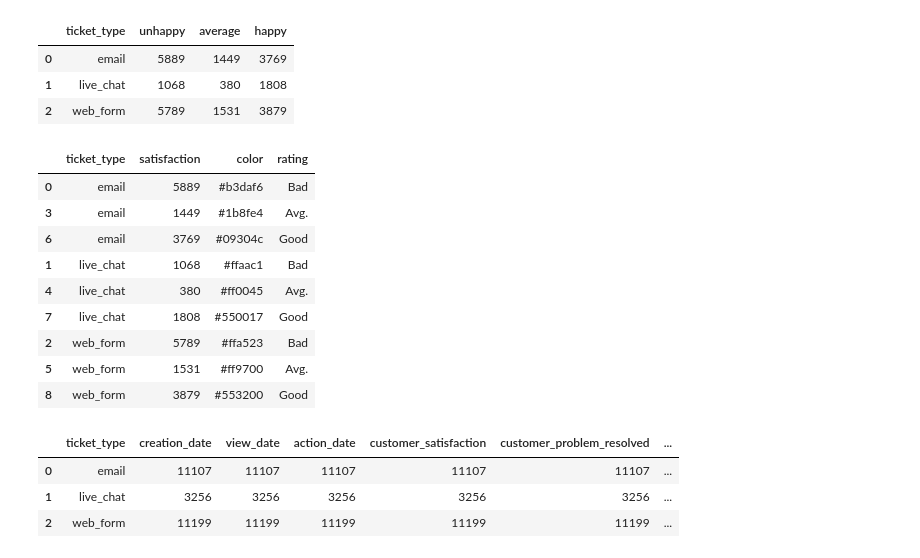
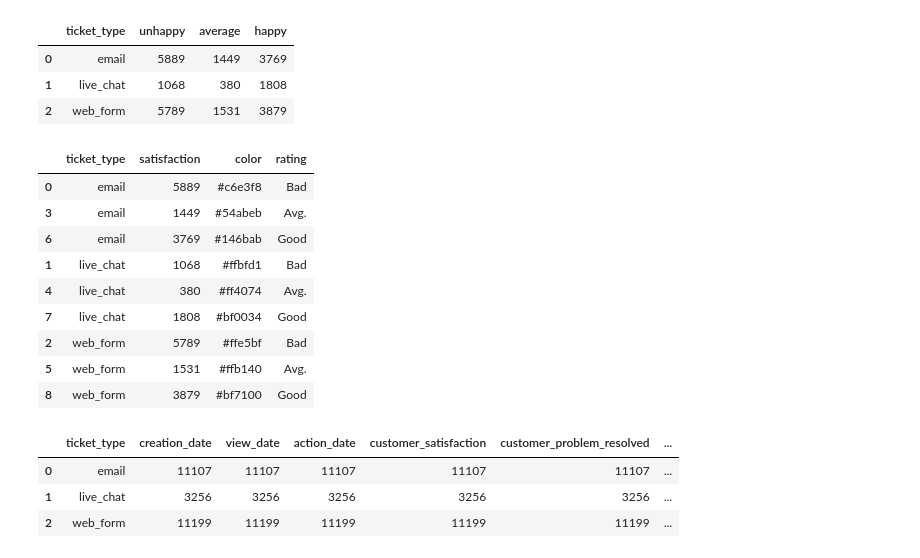
Before and after one commit to hiimani28/DVproject1, a Jupyter notebook: eda.ipynb, the cells around one changed output. Cells and saved outputs as stored; diff of their text form; code cells hidden in the pictures.

```diff
--- a/eda.ipynb
+++ b/eda.ipynb
@@ -616,25 +616,25 @@ customer_happiness
 # %%
 melted_df = pd.melt(customer_happiness, id_vars=['ticket_type'], var_name='satisfaction', value_name='count')
 
 df_customer_happiness = melted_df.to_dict(orient='list')
 df_customer_happiness['satisfaction'] = df_customer_happiness.pop('count')
 
 df_customer_happiness = pd.DataFrame(df_customer_happiness)
 df_customer_happiness = df_customer_happiness.sort_values(by=['ticket_type'])
-df_customer_happiness['color'] =  ['#b3daf6', '#1b8fe4','#09304c','#ffaac1', '#ff0045','#550017','#ffa523', '#ff9700','#553200']
+df_customer_happiness['color'] =  ['#c6e3f8', '#54abeb','#146bab','#ffbfd1', '#ff4074','#bf0034','#ffe5bf', '#ffb140','#bf7100']
 df_customer_happiness['rating'] =  ['Bad','Avg.','Good','Bad','Avg.','Good','Bad','Avg.','Good']
 df_customer_happiness
 # %% [output]
 |  | ticket_type | satisfaction | color | rating |
-| 0 | email | 5889 | #b3daf6 | Bad |
-| 3 | email | 1449 | #1b8fe4 | Avg. |
-| 6 | email | 3769 | #09304c | Good |
-| 1 | live_chat | 1068 | #ffaac1 | Bad |
-| 4 | live_chat | 380 | #ff0045 | Avg. |
-| 7 | live_chat | 1808 | #550017 | Good |
-| 2 | web_form | 5789 | #ffa523 | Bad |
-| 5 | web_form | 1531 | #ff9700 | Avg. |
-| 8 | web_form | 3879 | #553200 | Good |
+| 0 | email | 5889 | #c6e3f8 | Bad |
+| 3 | email | 1449 | #54abeb | Avg. |
+| 6 | email | 3769 | #146bab | Good |
+| 1 | live_chat | 1068 | #ffbfd1 | Bad |
+| 4 | live_chat | 380 | #ff4074 | Avg. |
+| 7 | live_chat | 1808 | #bf0034 | Good |
+| 2 | web_form | 5789 | #ffe5bf | Bad |
+| 5 | web_form | 1531 | #ffb140 | Avg. |
+| 8 | web_form | 3879 | #bf7100 | Good |
 # %%
 df_customer_satisfaction_tt = df.groupby(['ticket_type']).count().reset_index()
 df_customer_satisfaction_tt['labels'] = ['Email', 'Live Chat', 'Web Form']
```
Also changed, not shown: parts of 3 cells of this notebook.
